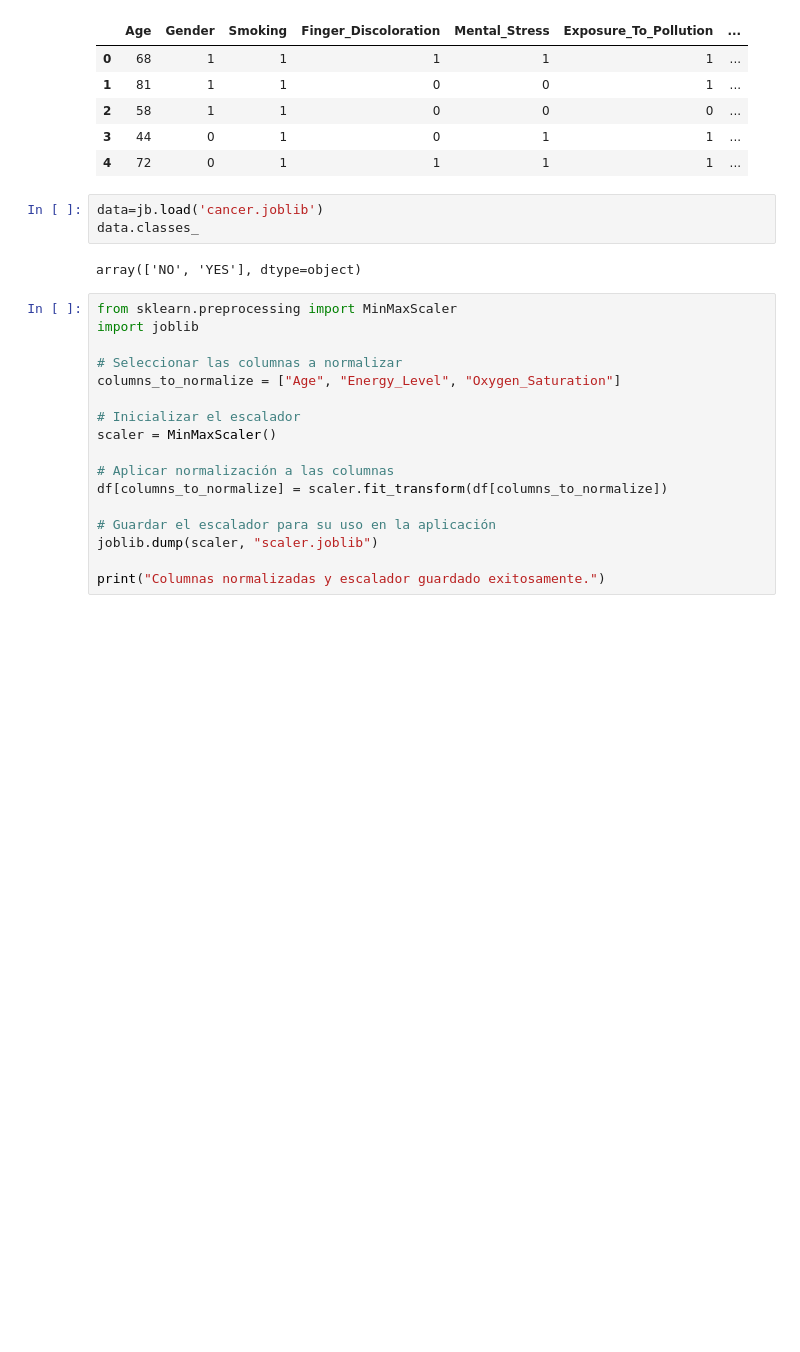
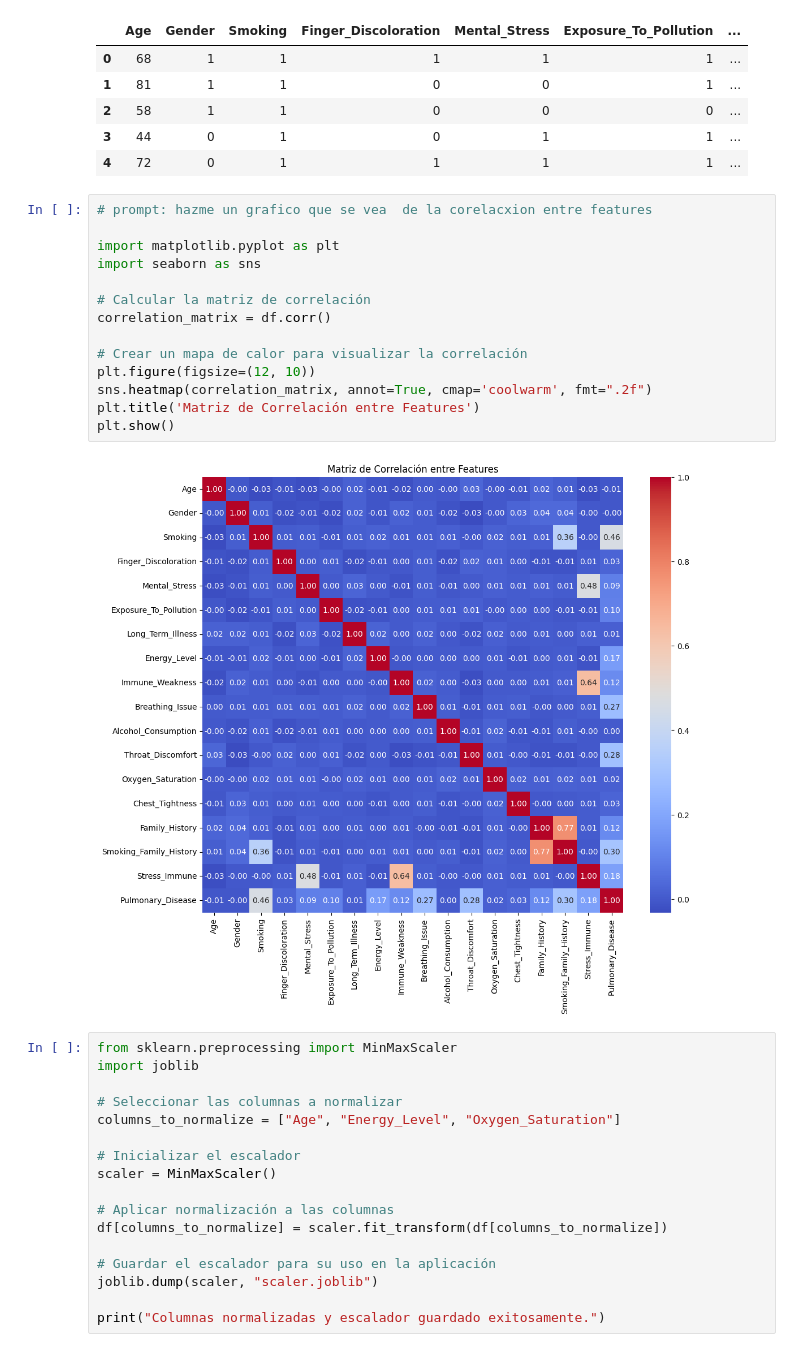
Before and after one commit to jjuandiego099/ProyectoIA, a Jupyter notebook: ProyectoCancerPulmon.ipynb, the cells around one changed output. Saved outputs shown, nothing was run; the diff lists cells and outputs as text; blank space fills up the shorter version.

```diff
--- a/ProyectoCancerPulmon.ipynb
+++ b/ProyectoCancerPulmon.ipynb
@@ -162,11 +162,22 @@ df.head()
 | 2 | 58 | 1 | 1 | 0 | 0 | 0 | ... |
 | 3 | 44 | 0 | 1 | 0 | 1 | 1 | ... |
 | 4 | 72 | 0 | 1 | 1 | 1 | 1 | ... |
-# %%
-data=jb.load('cancer.joblib')
-data.classes_
-# %% [output]
-array(['NO', 'YES'], dtype=object)
+# %%
+# prompt: hazme un grafico que se vea  de la corelacxion entre features
+
+import matplotlib.pyplot as plt
+import seaborn as sns
+
+# Calcular la matriz de correlación
+correlation_matrix = df.corr()
+
+# Crear un mapa de calor para visualizar la correlación
+plt.figure(figsize=(12, 10))
+sns.heatmap(correlation_matrix, annot=True, cmap='coolwarm', fmt=".2f")
+plt.title('Matriz de Correlación entre Features')
+plt.show()
+# %% [output]
+[figure, added]
 # %%
 from sklearn.preprocessing import MinMaxScaler
 import joblib
```
